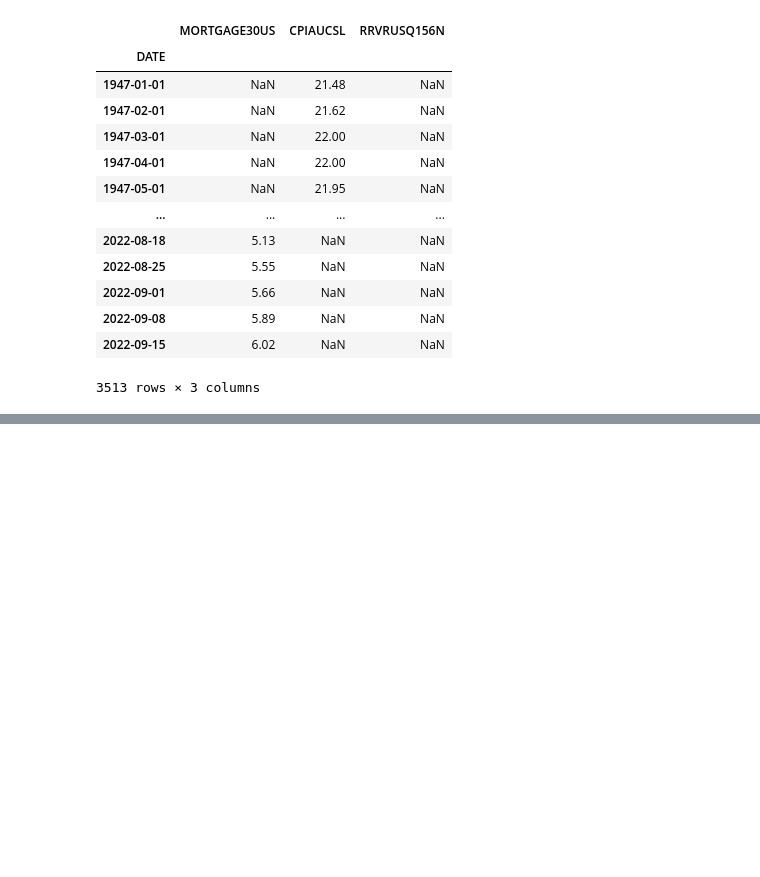
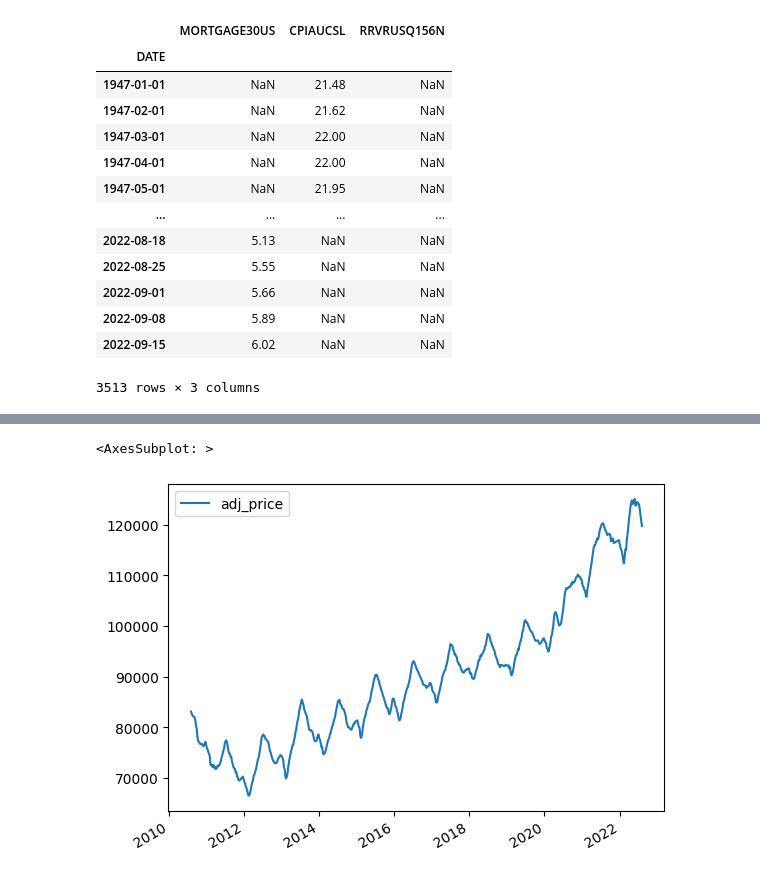
Before and after one commit to Oussamahajoui/US-house-prices-predictions, a Jupyter notebook: UShouseprices.ipynb, the cells around one changed output, grey strips where cells are left out. Cells and saved outputs as stored; diff of their text form; code cells hidden in the pictures; blank space fills up the shorter version.

```diff
--- a/UShouseprices.ipynb
+++ b/UShouseprices.ipynb
@@ -45,0 +257,5 @@ fed_data
+# %%
+price_data.plot.line(y="adj_price", use_index=True)
+# %% [output]
+<AxesSubplot: >
+[figure, added]
```
Also changed, not shown: parts of 38 cells of this notebook.
